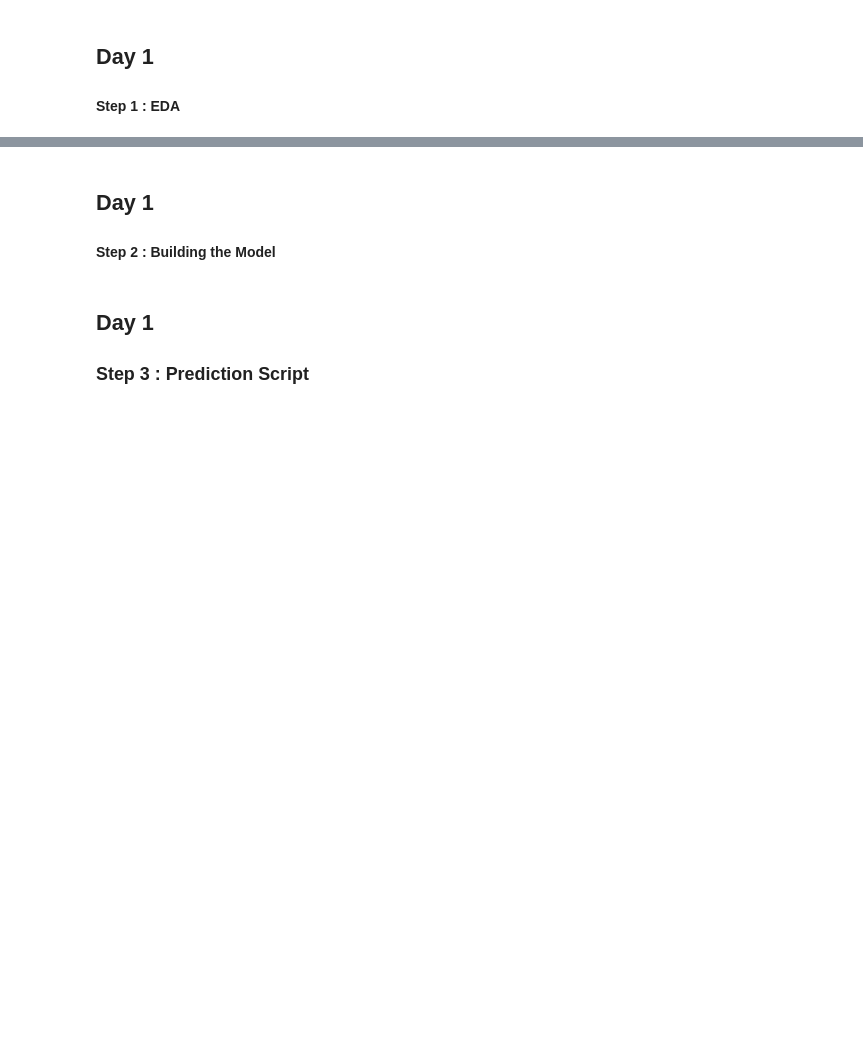
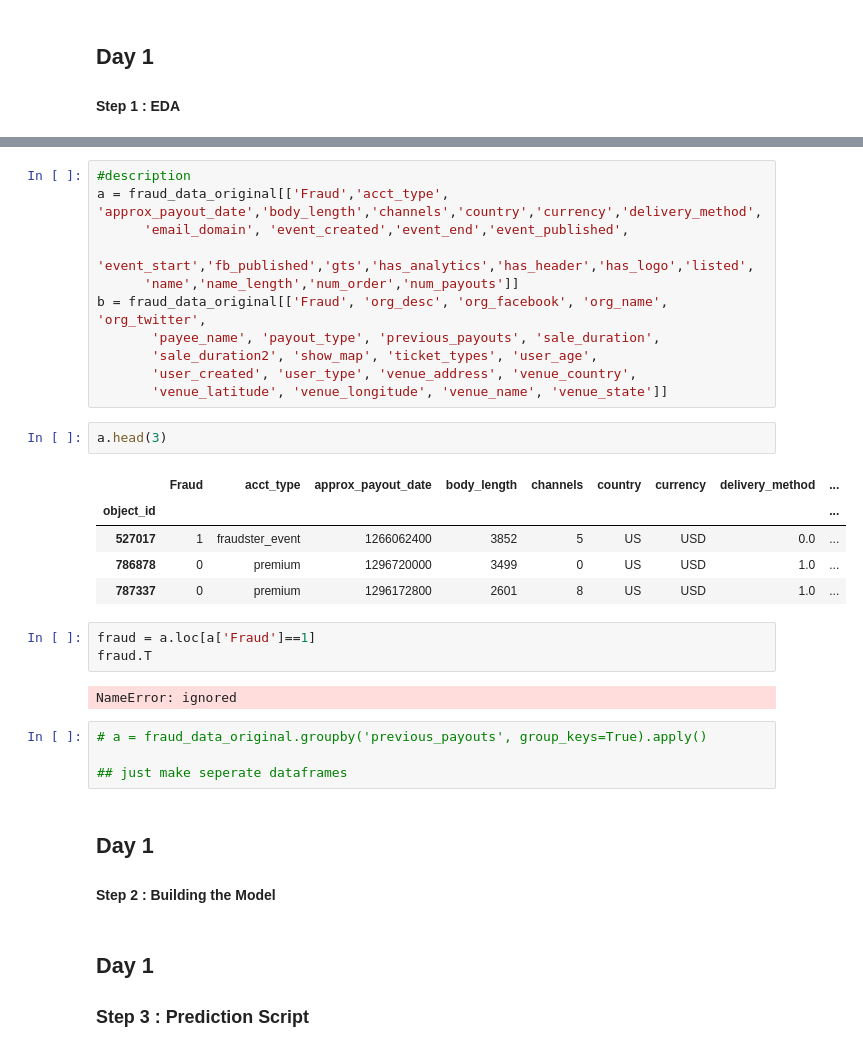
Before and after one commit to ericlewisX/fraud_detection, a Jupyter notebook: Fraud_Detection.ipynb, the cells around one changed output, grey strips where cells are left out. Saved outputs shown, nothing was run; the diff lists cells and outputs as text; blank space fills up the shorter version.

```diff
--- a/Fraud_Detection.ipynb
+++ b/Fraud_Detection.ipynb
@@ -122,3 +264,31 @@ fraud_data_original = pd.read_json(fraud)
+# %%
+#description
+a = fraud_data_original[['Fraud','acct_type', 'approx_payout_date','body_length','channels','country','currency','delivery_method',
+      'email_domain', 'event_created','event_end','event_published',
+      'event_start','fb_published','gts','has_analytics','has_header','has_logo','listed',
+      'name','name_length','num_order','num_payouts']]
+b = fraud_data_original[['Fraud', 'org_desc', 'org_facebook', 'org_name', 'org_twitter',
+       'payee_name', 'payout_type', 'previous_payouts', 'sale_duration',
+       'sale_duration2', 'show_map', 'ticket_types', 'user_age',
+       'user_created', 'user_type', 'venue_address', 'venue_country',
+       'venue_latitude', 'venue_longitude', 'venue_name', 'venue_state']]
+# %%
+a.head(3)
+# %% [output]
+|  | Fraud | acct_type | approx_payout_date | body_length | channels | country | currency | delivery_method | ... |
+| object_id |  |  |  |  |  |  |  |  | ... |
+| 527017 | 1 | fraudster_event | 1266062400 | 3852 | 5 | US | USD | 0.0 | ... |
+| 786878 | 0 | premium | 1296720000 | 3499 | 0 | US | USD | 1.0 | ... |
+| 787337 | 0 | premium | 1296172800 | 2601 | 8 | US | USD | 1.0 | ... |
+# %%
+fraud = a.loc[a['Fraud']==1]
+fraud.T
+# %% [output]
+NameError: ignored
+# %%
+# a = fraud_data_original.groupby('previous_payouts', group_keys=True).apply()
+
+## just make seperate dataframes
 # %% [markdown]
 ## Day 1
 #### Step 2 : Building the Model
```
Also changed, not shown: parts of 22 cells of this notebook.
